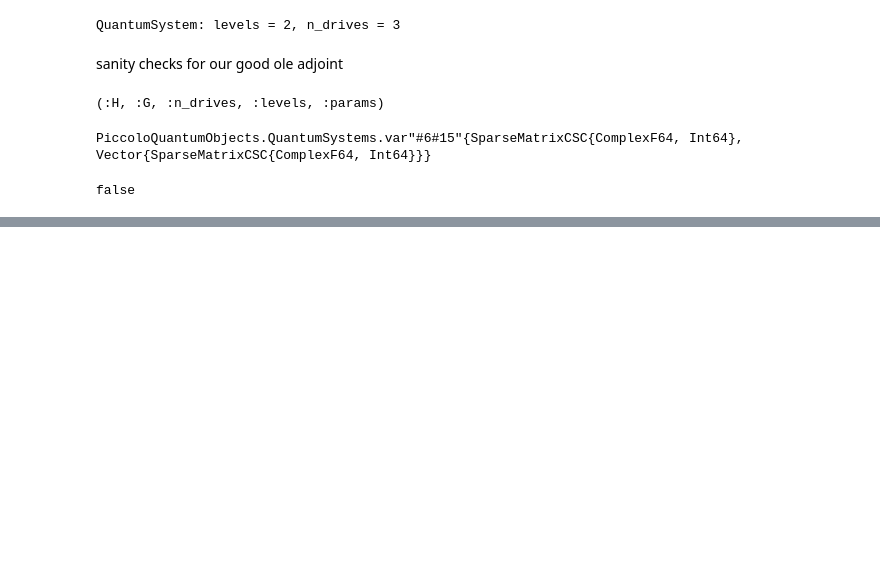
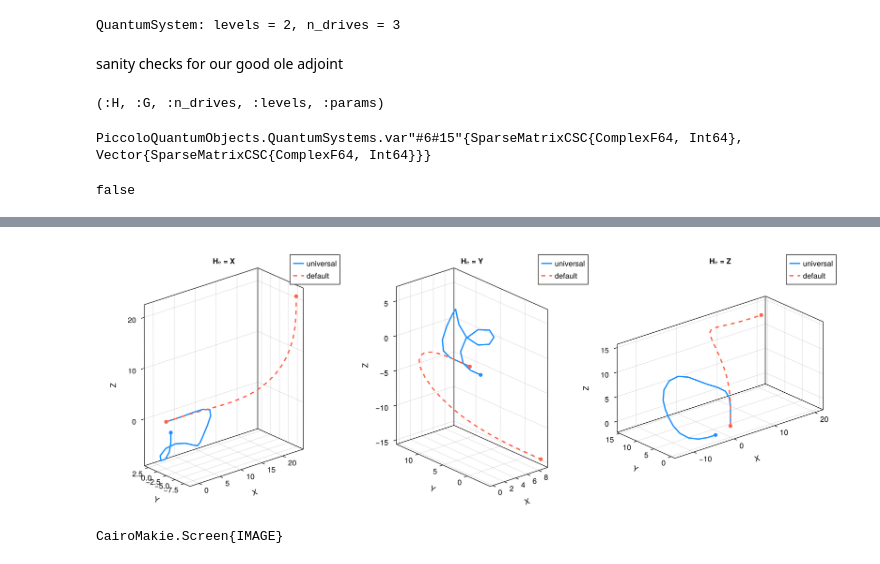
Before and after one commit to samafine1/notebooks, a Jupyter notebook: src/uni_robust_comp_fast.ipynb, the cells around one changed output, grey strips where cells are left out. Drawn from its saved outputs; the diff is of its cells as text; code cells hidden in the pictures; blank space fills up the shorter version.

```diff
--- a/src/uni_robust_comp_fast.ipynb
+++ b/src/uni_robust_comp_fast.ipynb
@@ -427,0 +516,39 @@ solve!(uni_prob, max_iter=150, print_level=5)
+# %%
+using CairoMakie
+const CM = CairoMakie
+
+function curves_for(He_sym)
+    global Hₑ = He_sym
+    uni_curve     = SpaceCurve(uni_traj,     U_goal, He_sym)
+    default_curve = SpaceCurve(default_traj, U_goal, He_sym)
+    return uni_curve, default_curve
+end
+
+function plot_pair!(pos, He_sym, ttl)
+    uni_curve, default_curve = curves_for(He_sym)
+
+    x1,y1,z1 = to_xyz(uni_curve)
+    x2,y2,z2 = to_xyz(default_curve)
+
+    pushfirst!(x1,0.0); pushfirst!(y1,0.0); pushfirst!(z1,0.0)
+    pushfirst!(x2,0.0); pushfirst!(y2,0.0); pushfirst!(z2,0.0)
+
+    ax = CM.Axis3(pos; xlabel="X", ylabel="Y", zlabel="Z", title=ttl, aspect=:data)
+    CM.lines!(ax, x1,y1,z1; linewidth=2.5, color=:dodgerblue, label="universal")
+    CM.lines!(ax, x2,y2,z2; linewidth=2.5, linestyle=:dash, color=:tomato, label="default")
+    CM.scatter!(ax, [x1[1]], [y1[1]], [z1[1]]; markersize=10, color=:dodgerblue)
+    CM.scatter!(ax, [x1[end]], [y1[end]], [z1[end]]; markersize=10, color=:dodgerblue)
+    CM.scatter!(ax, [x2[1]], [y2[1]], [z2[1]]; markersize=10, color=:tomato)
+    CM.scatter!(ax, [x2[end]], [y2[end]], [z2[end]]; markersize=10, color=:tomato)
+    CM.axislegend(ax; position=:rt)
+    return ax
+end
+
+f = CM.Figure(size=(1400, 500))
+plot_pair!(f[1,1], PAULIS.X, "Hₑ = X")
+plot_pair!(f[1,2], PAULIS.Y, "Hₑ = Y")
+plot_pair!(f[1,3], PAULIS.Z, "Hₑ = Z")
+display(f)
+# %% [output]
+[figure, added]
+CairoMakie.Screen{IMAGE}
```
Also changed, not shown: parts of 11 cells of this notebook, 3 other files.
